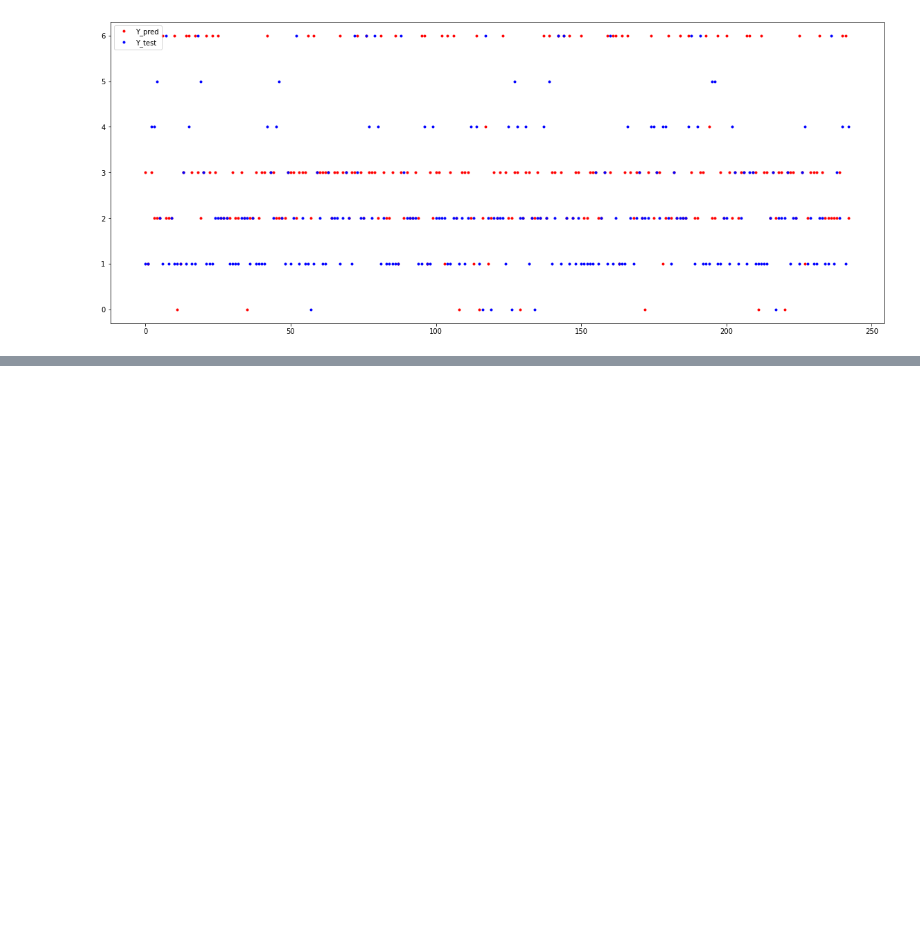
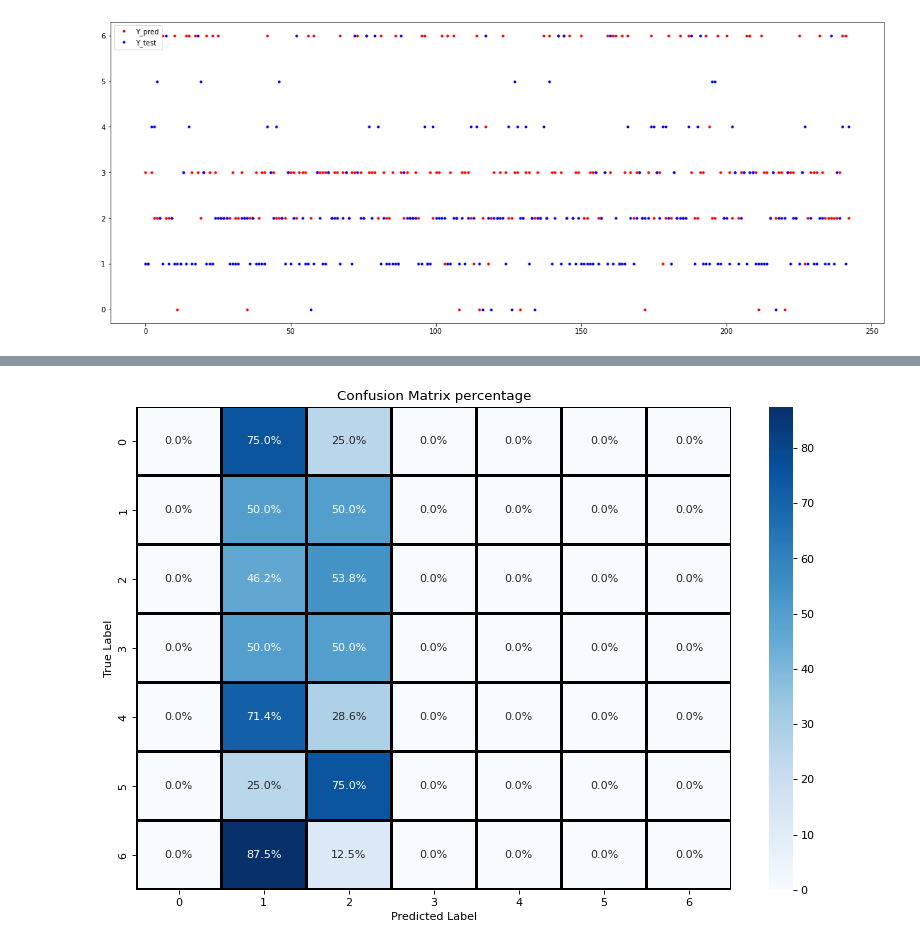
Before and after one commit to Majid-Sohrabi/PINN-medical-diagnostic, a Jupyter notebook: PINN-medical-diagnostic.ipynb, the cells around one changed output, grey strips where cells are left out. Drawn from its saved outputs; the diff is of its cells as text; code cells hidden in the pictures; blank space fills up the shorter version.

```diff
--- a/PINN-medical-diagnostic.ipynb
+++ b/PINN-medical-diagnostic.ipynb
@@ -230,0 +480,12 @@ plt.legend([ 'Y_pred', 'Y_test'])
+# %%
+sensitivity =  np.divide(matrix.transpose(),np.sum(matrix, axis=1)).transpose() * 100
+
+plt.figure(num=None, figsize=(12, 8), dpi=80, facecolor='w', edgecolor='k')
+ax = sns.heatmap(sensitivity,cmap="Blues",linecolor='black',linewidths=1.7,xticklabels=groups, yticklabels=groups, annot=True,fmt=".1f")
+plt.title("Confusion Matrix percentage")
+plt.ylabel("True Label")
+plt.xlabel("Predicted Label")
+for t in ax.texts: t.set_text(t.get_text() + "%")
+plt.show()
+# %% [output]
+[figure, added]
```
Also changed, not shown: parts of 32 cells of this notebook.
